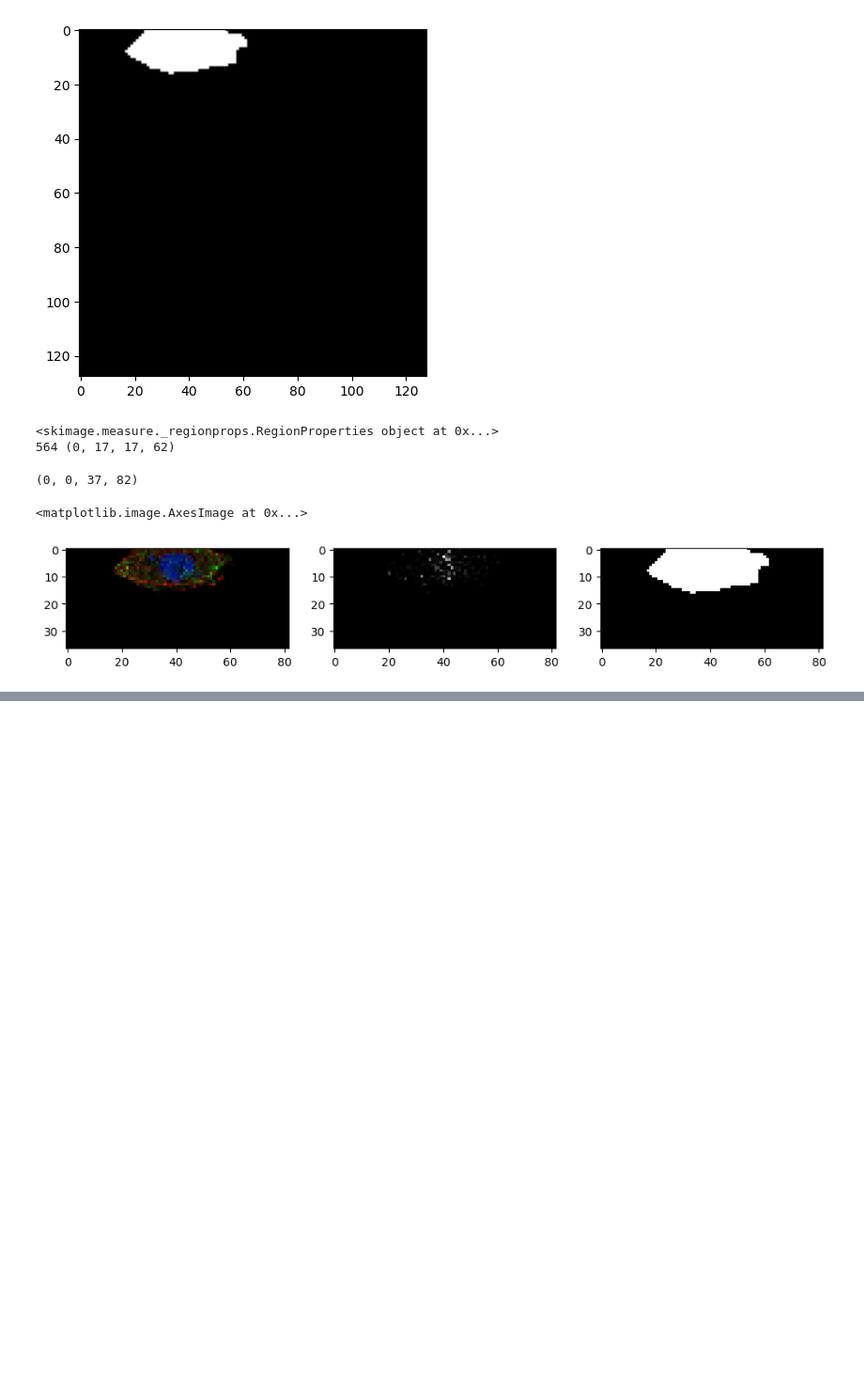
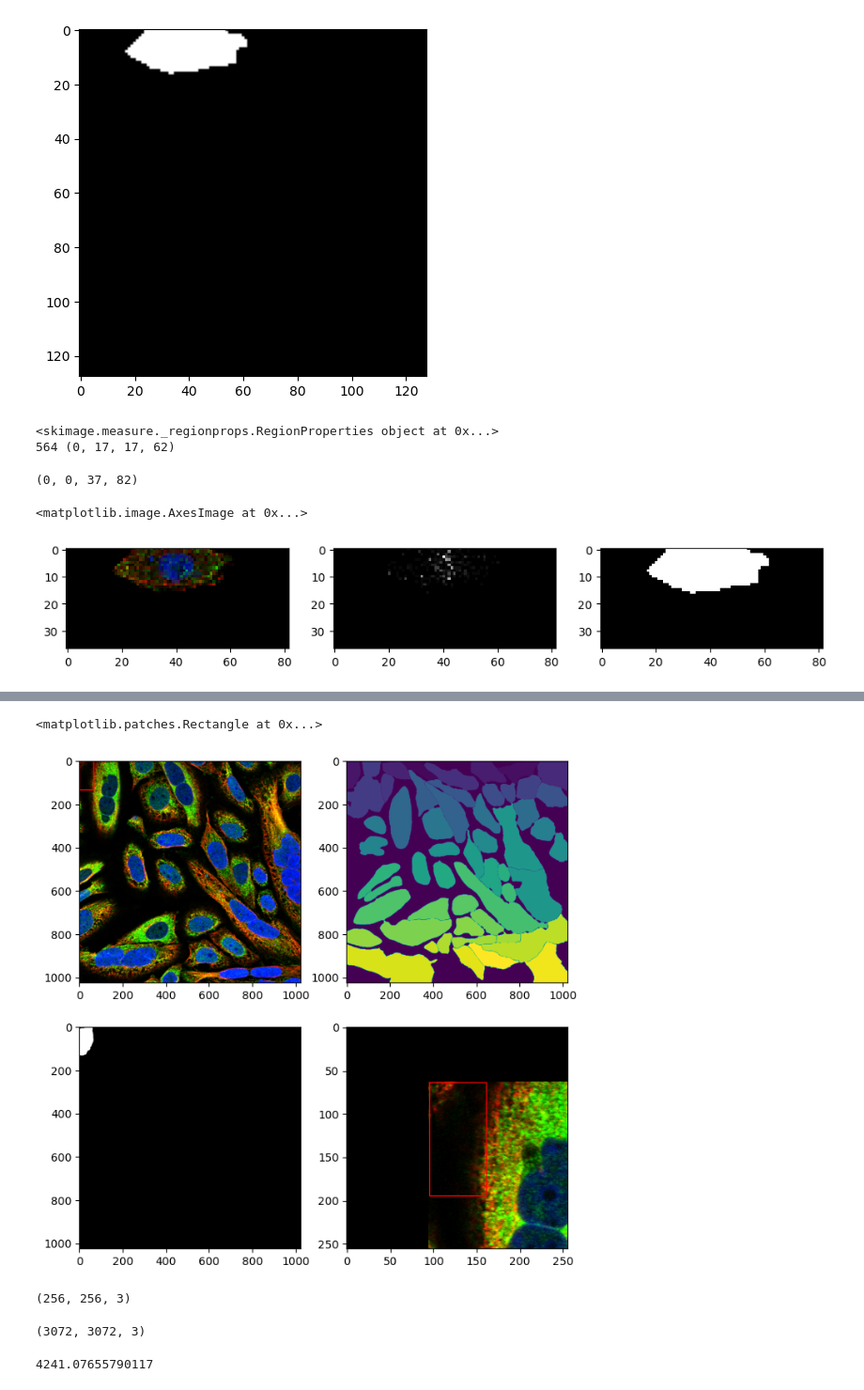
Before and after one commit to CellProfiling/stable-diffusion, a Jupyter notebook: scripts/2023_11_15_eval_sc_loc_clf/segment_cells.ipynb, the cells around one changed output, grey strips where cells are left out. Shown at 94% size. Cells and saved outputs as stored; diff of their text form; code cells hidden in the pictures; blank space fills up the shorter version.

```diff
--- a/scripts/2023_11_15_eval_sc_loc_clf/segment_cells.ipynb
+++ b/scripts/2023_11_15_eval_sc_loc_clf/segment_cells.ipynb
@@ -654,0 +662,16 @@ axes[2].imshow(mask, cmap="gray")
+# %%
+split = "train"
+config_path = "/home/users/xikunz2/stable-diffusion/configs/latent-diffusion/hpa2__ldm__vq4__densenet_all__splitcpp__cell256-debug.yaml"
+config = OmegaConf.load(config_path)
+# config = yaml.safe_load(data_config_yaml)
+data_config = config['data']
+data_config['params'][split]["params"]["return_info"] = True
+
+# Load data
+data = instantiate_from_config(data_config)
+# NOTE according to https://pytorch-lightning.readthedocs.io/en/latest/datamodules.html
+# calling these ourselves should not be necessary but it is.
+# lightning still takes care of proper multiprocessing though
+data.prepare_data()
+data.setup()
+data
@@ -654,0 +699,48 @@ axes[2].imshow(mask, cmap="gray")
+# %%
+# import pdb; pdb.set_trace()
+i = 190
+sample = data.datasets[split][i]
+sample
+
+prot_image = image_processing.convert_to_0_1(sample["image"])
+ref_image = image_processing.convert_to_0_1(sample["ref-image"])
+ori_image = image_processing.convert_to_0_1(sample["ori_image"])
+cell_mask = np.copy(sample["ori_mask"])
+cell_mask[cell_mask != sample["bbox_label"]] = 0
+ori_bbox, bbox = sample["ori_bbox_coords"], sample["bbox_coords"]
+
+fig, axes = plt.subplots(2, 2, figsize=(8, 8))
+axes[0,0].imshow(ori_image[:, :, [0, 3, 2]])
+rect = patches.Rectangle((ori_bbox[1], ori_bbox[0]), ori_bbox[3], ori_bbox[2], linewidth=1, edgecolor='r', facecolor='none')
+axes[0,0].add_patch(rect)
+axes[0,1].imshow(sample["ori_mask"])
+axes[1,0].imshow(cell_mask, cmap="gray")
+axes[1,1].imshow(ref_image)
+# bbox: [y, x, height, width]
+rect = patches.Rectangle((bbox[1], bbox[0]), bbox[3], bbox[2], linewidth=1, edgecolor='r', facecolor='none')
+# Add the patch to the Axes
+axes[1,1].add_patch(rect)
+# circ = patches.Circle((com[1], com[0]), color="red")
+# axes[0].add_patch(circ)
+# %% [output]
+<matplotlib.patches.Rectangle at 0x...>
+[figure, added]
+# %%
+sample["image"].shape
+# %% [output]
+(256, 256, 3)
+# %%
+blue = Image.open(f'./1891_N3_10_blue.png')
+bluearray = np.array(blue)
+yellow = Image.open(f'./1891_N3_10_yellow.png')
+yellowarray = np.array(yellow)
+red = Image.open(f'./1891_N3_10_red.png')
+redarray = np.array(red)
+full_res_image = np.stack([redarray, yellowarray, bluearray], axis=-1)
+full_res_image.shape
+# %% [output]
+(3072, 3072, 3)
+# %%
+full_res_image.mean()
+# %% [output]
+4241.07655790117
```
Also changed, not shown: parts of 5 cells of this notebook, 6 other files.
